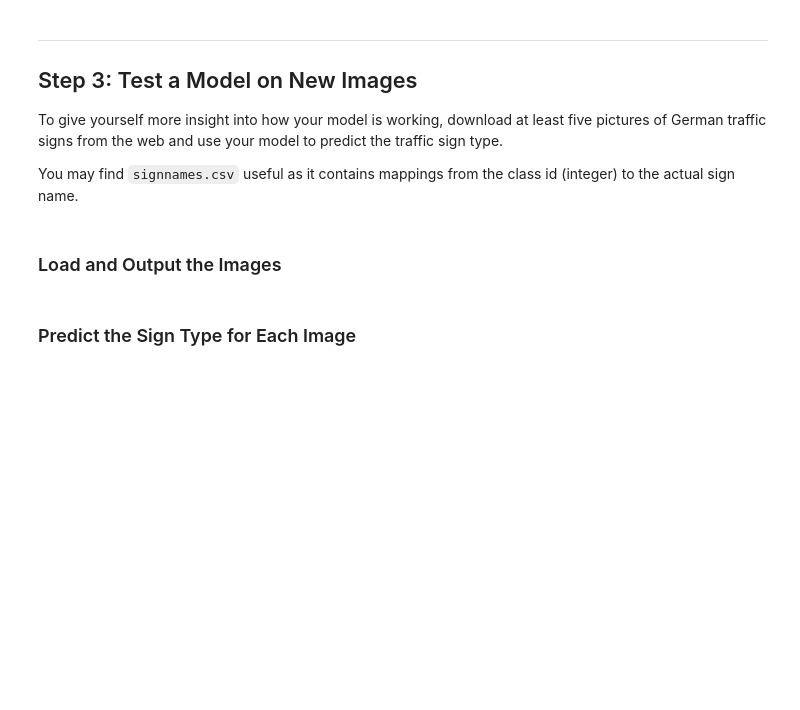
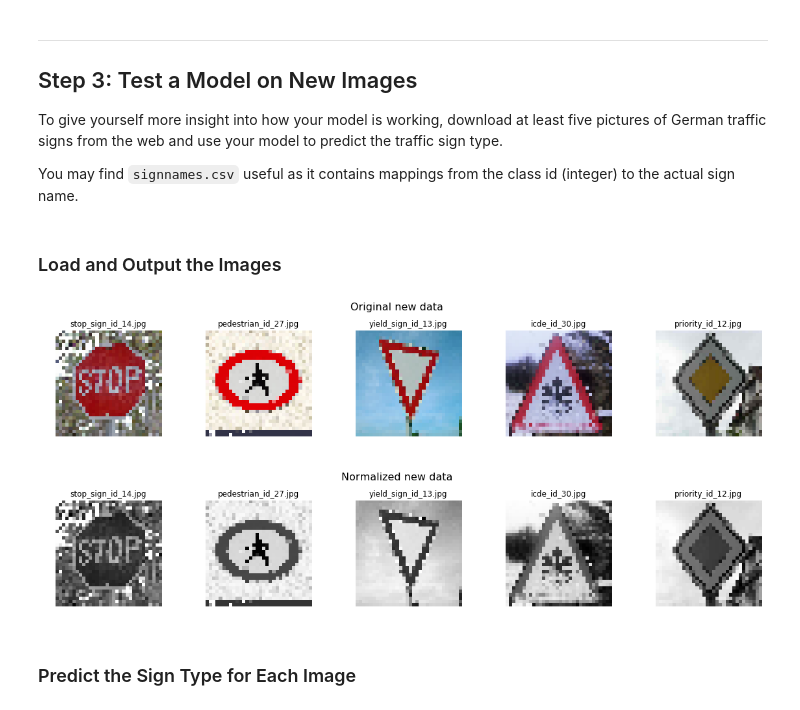
Before and after one commit to glc12125/CarND-Traffic-Sign-Classifier-Project, a Jupyter notebook: Traffic_Sign_Classifier.ipynb, the cells around one changed output. Saved outputs shown, nothing was run; the diff lists cells and outputs as text; code cells hidden in the pictures; blank space fills up the shorter version.

```diff
--- a/Traffic_Sign_Classifier.ipynb
+++ b/Traffic_Sign_Classifier.ipynb
@@ -737,13 +753,13 @@ def LeNet_GTSRB(x):
     layer2 = x
 
     # 7: Convolutional. Output = 1x1x400.
-    W3 = tf.Variable(tf.truncated_normal(shape=(5, 5, 16, 400), mean = mu, stddev = sigma))
+    W3 = tf.Variable(tf.truncated_normal(shape=(5, 5, 16, 400), mean = mu, stddev = sigma), name="W3")
     x = tf.nn.conv2d(x, W3, strides=[1, 1, 1, 1], padding='VALID')
     b3 = tf.Variable(tf.zeros(400), name="b3")
     x = tf.nn.bias_add(x, b3)
 
     # 8: Activation.
-    x = tf.nn.relu(x, name="W3")
+    x = tf.nn.relu(x)
 
     # 9: Flatten. Input = 5x5x16. Output = 400.
     layer2flat = flatten(layer2)
@@ -777,7 +795,7 @@ x = tf.placeholder(tf.float32, (None, 32, 32, 1))
 y = tf.placeholder(tf.int32, (None))
 keep_prob = tf.placeholder(tf.float32) # probability to keep units
 one_hot_y = tf.one_hot(y, 43)
-rate = 0.001
+rate = 0.0009
 
 logits = LeNet_GTSRB(x)
 cross_entropy = tf.nn.softmax_cross_entropy_with_logits(labels=one_hot_y, logits=logits)
@@ -912,34 +979,42 @@ def load_image_normalized(name):
     return image
 
 def plot_image_color(n_row, n_col, images, names, title):
 
     fig, axs = plt.subplots(n_row, n_col, figsize=(20, 3))
     fig.suptitle(title, y=1.08, fontsize=16)
     for i in range(len(axs)):
         axs[i].axis('off')
         axs[i].imshow(images[i].squeeze())
         axs[i].set_title(names[i])
     plt.show()
 
 def plot_image_gray(n_row, n_col, images, names, title):
 
     fig, axs = plt.subplots(n_row, n_col, figsize=(20, 3))
     fig.suptitle(title, y=1.08, fontsize=16)
     for i in range(len(axs)):
         axs[i].axis('off')
         axs[i].imshow(images[i].squeeze(), cmap='gray')
         axs[i].set_title(names[i])
     plt.show()
 
 newdata = tf.placeholder(tf.float32, (None, 32, 32, 1))
-newdata_names = os.listdir("./new_signs/")
+newdata_names = []
+all_names = os.listdir("./new_signs/")
+for name in all_names:
+    if name.lower().endswith(('.png', '.jpg', '.jpeg')):
+        newdata_names.append(name)
+
 original_newdata = [load_image_RGB("./new_signs/" + name) for name in newdata_names]
 newdata = [load_image_normalized("./new_signs/" + name) for name in newdata_names]
 namenewdata = [name for name in os.listdir("./new_signs/")]
 newdata = np.array(newdata ,dtype = np.float32)
 
 plot_image_color(1, 5, original_newdata, newdata_names, 'Original new data')
 plot_image_gray(1, 5, newdata, newdata_names, 'Normalized new data')
+# %% [output]
+[figure, added]
+[figure, added]
 # %% [markdown]
 ### Predict the Sign Type for Each Image
 # %%
```
Also changed, not shown: parts of 25 cells of this notebook, 8 other files.
